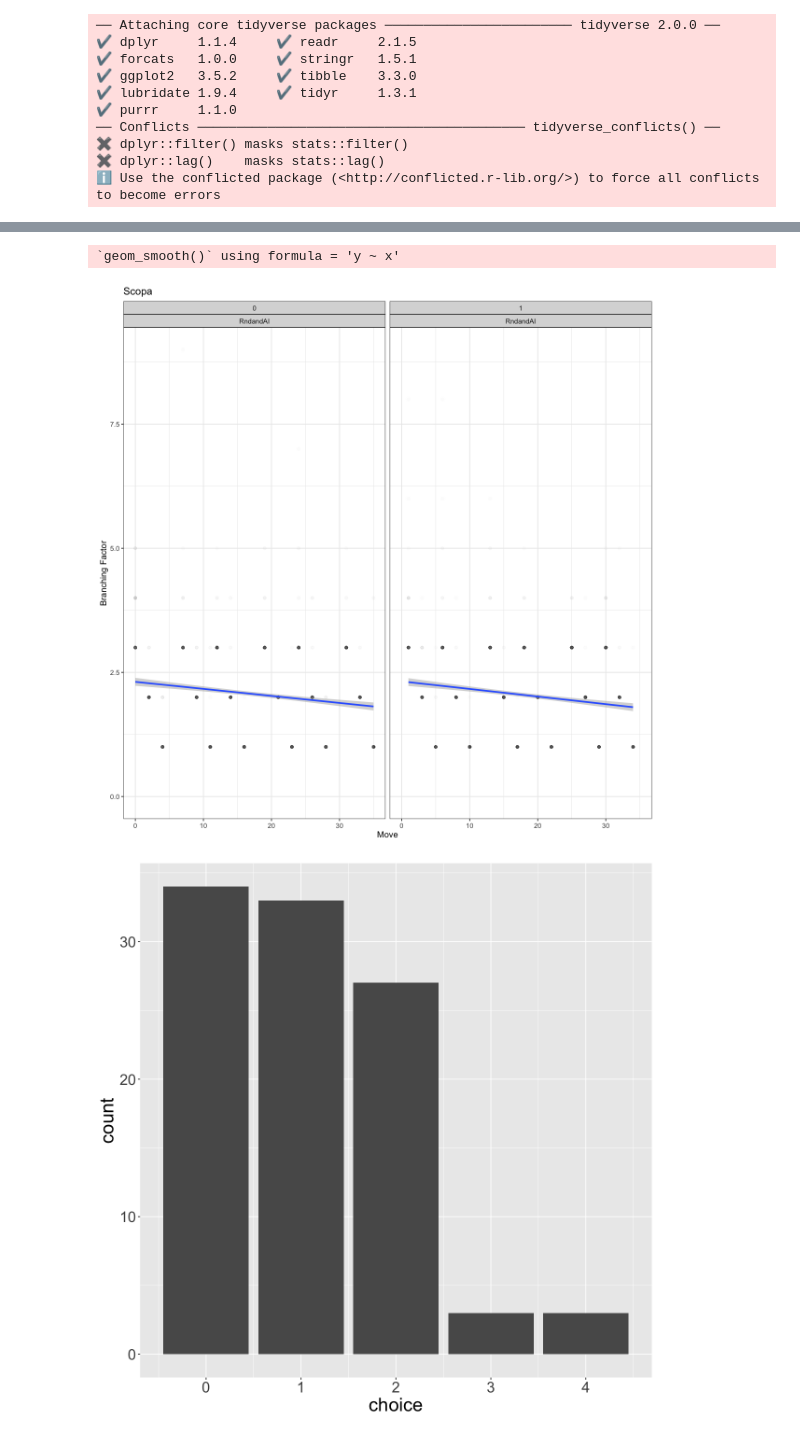
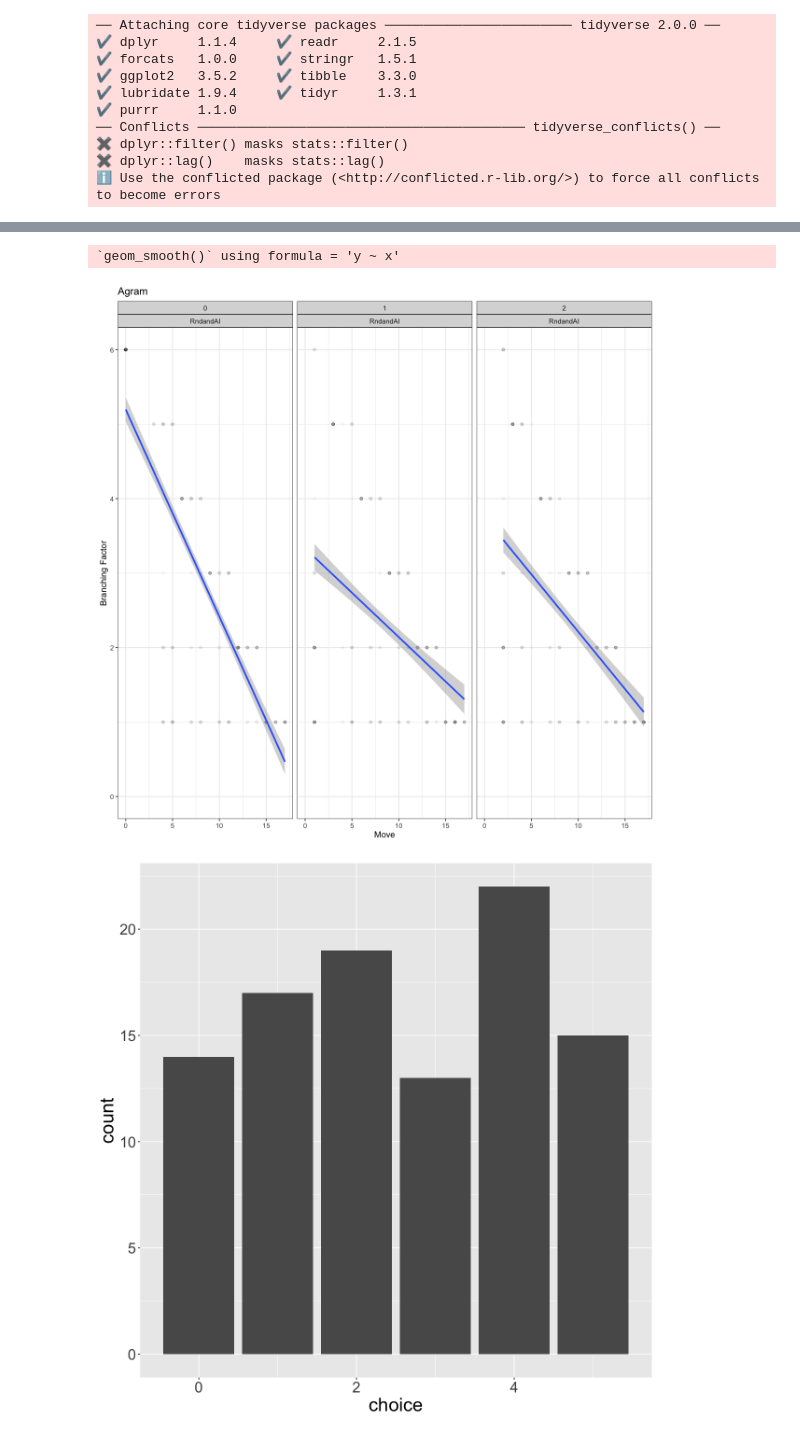
Before and after one commit to mgoadric/cardstock, a Jupyter notebook: Analysis/Analysis With R.ipynb, the cells around one changed output, grey strips where cells are left out. Cells and saved outputs as stored; diff of their text form; code cells hidden in the pictures.

```diff
--- a/Analysis/Analysis With R.ipynb
+++ b/Analysis/Analysis With R.ipynb
@@ -17,6 +17,9 @@ fig <- function(width, height){
 }
 fig(10, 10)
 theme_set(theme(text=element_text(size=24)))
+# %%
+game = "Agram"
+c = paste("../CardStock/output/", game, "/3/RndandAI-BOTH-choicestats.txt", sep="")
 # %%
-scopa = read_csv("../CardStock/output/Scopa/2/RndandAI-choicestats.txt")
+choices = read_csv(c)
 # %% [output]
@@ -53,6 +56,5 @@ A spec_tbl_df: 3600 × 8
 # %%
-game = "Scopa"
-scopa %>% ggplot(aes(x=move, y=choices)) +
+choices %>% ggplot(aes(x=move, y=choices)) +
 geom_point(alpha= 0.01) +
 geom_smooth(method="lm") +
 facet_wrap(vars(player, type), ncol = 3) +
@@ -61,11 +63,10 @@ aes(ymin=0) +
 labs(x='Move', y='Branching Factor', title=game)
 # %% [output]
 `geom_smooth()` using formula = 'y ~ x'
-[figure, old version]
+[figure, new version]
 # %%
-game = "GOPS"
-gops %>% filter(move==0) %>% filter(player==0) %>% ggplot(aes(x=choice)) +
+choices %>% filter(move==0) %>% filter(player==0) %>% ggplot(aes(x=choice)) +
 geom_bar()
 # %% [output]
-[figure, old version]
+[figure, new version]
 # %%
```
Also changed, not shown: parts of 12 cells of this notebook, 11 other files.
